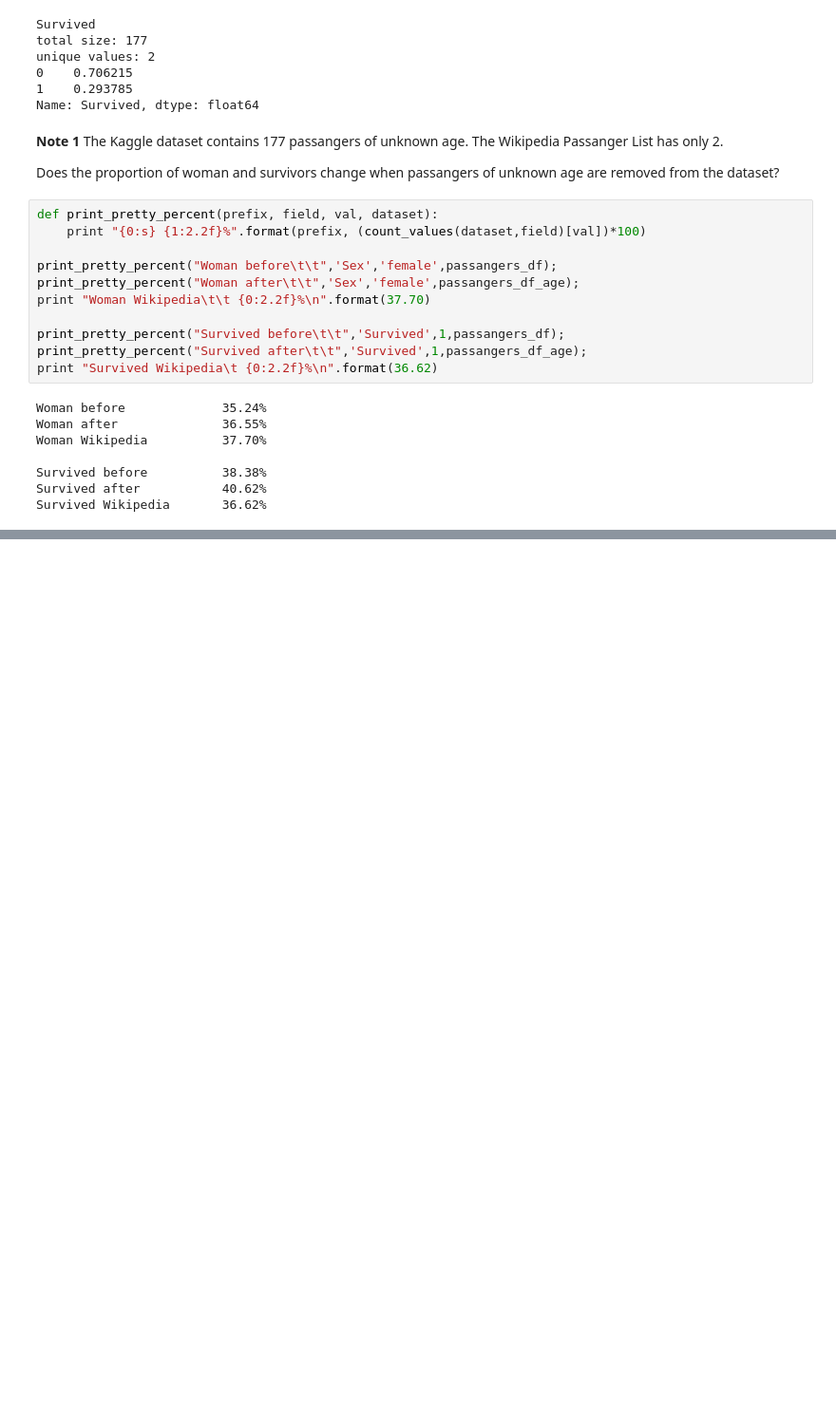
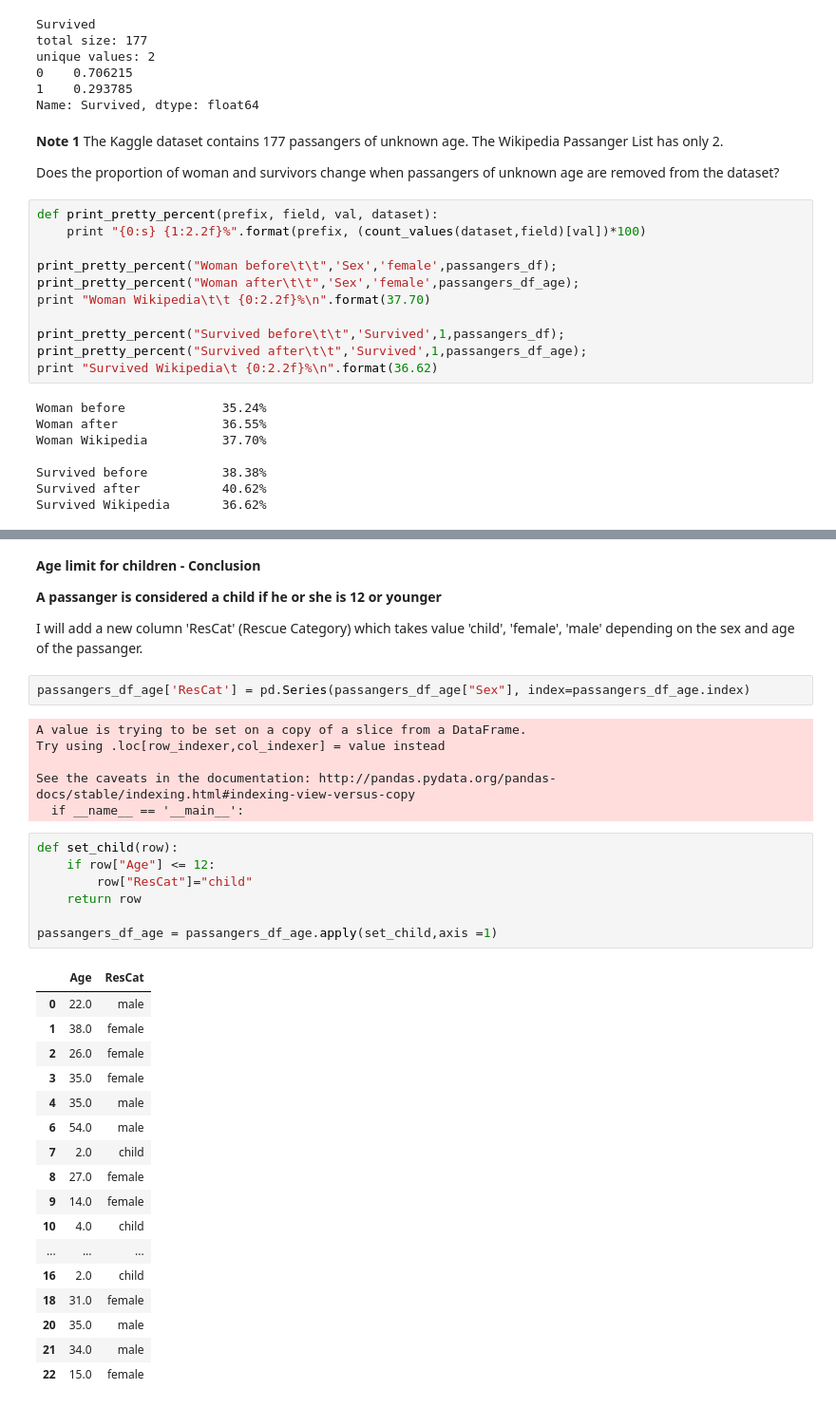
Before and after one commit to popolvar/udacity-dand-P2-titanic, a Jupyter notebook: Konecny P2 - Titanic.ipynb, the cells around one changed output, grey strips where cells are left out. Shown at 95% size. Saved outputs shown, nothing was run; the diff lists cells and outputs as text; blank space fills up the shorter version.

```diff
--- a/Konecny P2 - Titanic.ipynb
+++ b/Konecny P2 - Titanic.ipynb
@@ -208,0 +393,39 @@ passangers_df_age[passangers_df_age["Age"]<=12][["Age","Pclass","Survived"]]
+# %% [markdown]
+**Age limit for children - Conclusion**
+
+**A passanger is considered a child if he or she is 12 or younger**
+
+I will add a new column 'ResCat' (Rescue Category) which takes value 'child', 'female', 'male' depending on the sex and age of the passanger.
+# %%
+passangers_df_age['ResCat'] = pd.Series(passangers_df_age["Sex"], index=passangers_df_age.index)
+# %% [output]
+A value is trying to be set on a copy of a slice from a DataFrame.
+Try using .loc[row_indexer,col_indexer] = value instead
+
+See the caveats in the documentation: http://pandas.pydata.org/pandas-docs/stable/indexing.html#indexing-view-versus-copy
+  if __name__ == '__main__':
+# %%
+def set_child(row):
+    if row["Age"] <= 12:
+        row["ResCat"]="child"
+    return row
+
+passangers_df_age = passangers_df_age.apply(set_child,axis =1)
+# %% [output]
+|  | Age | ResCat |
+| 0 | 22.0 | male |
+| 1 | 38.0 | female |
+| 2 | 26.0 | female |
+| 3 | 35.0 | female |
+| 4 | 35.0 | male |
+| 6 | 54.0 | male |
+| 7 | 2.0 | child |
+| 8 | 27.0 | female |
+| 9 | 14.0 | female |
+| 10 | 4.0 | child |
+| ... | ... | ... |
+| 16 | 2.0 | child |
+| 18 | 31.0 | female |
+| 20 | 35.0 | male |
+| 21 | 34.0 | male |
+| 22 | 15.0 | female |
```
Also changed, not shown: parts of 14 cells of this notebook.
